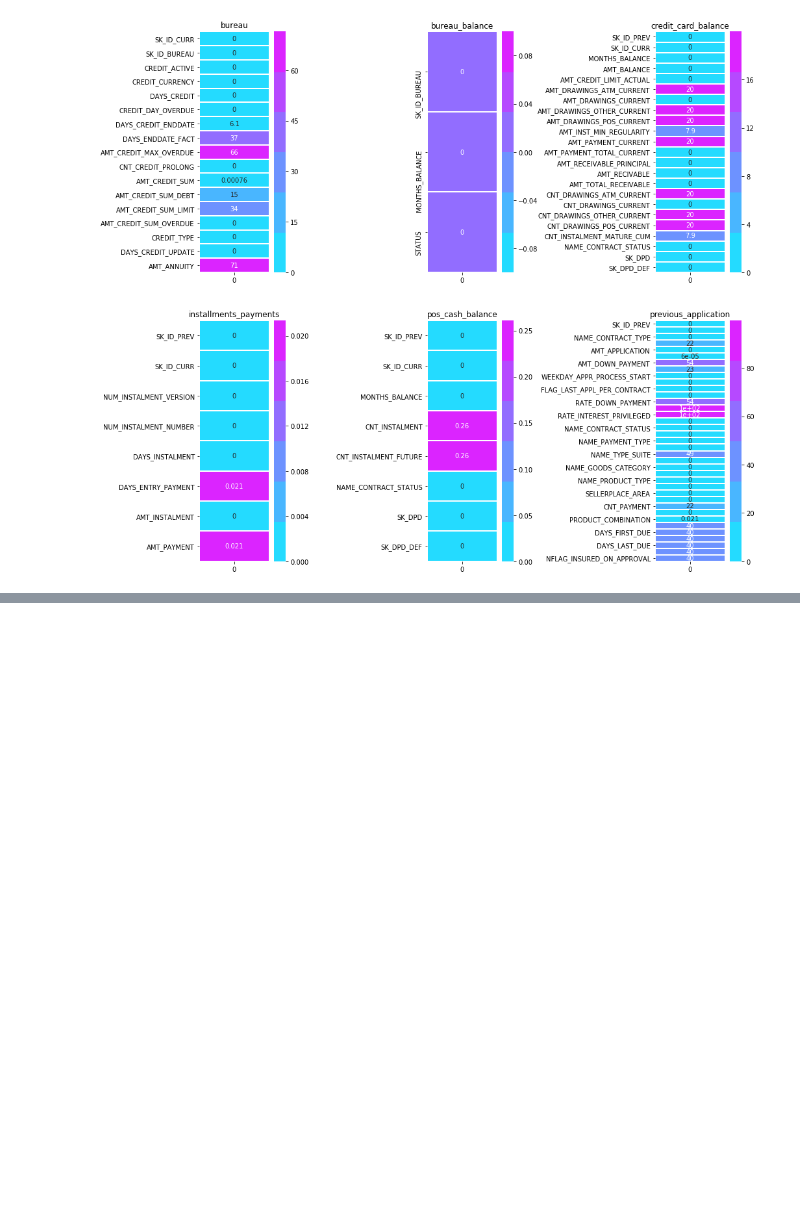
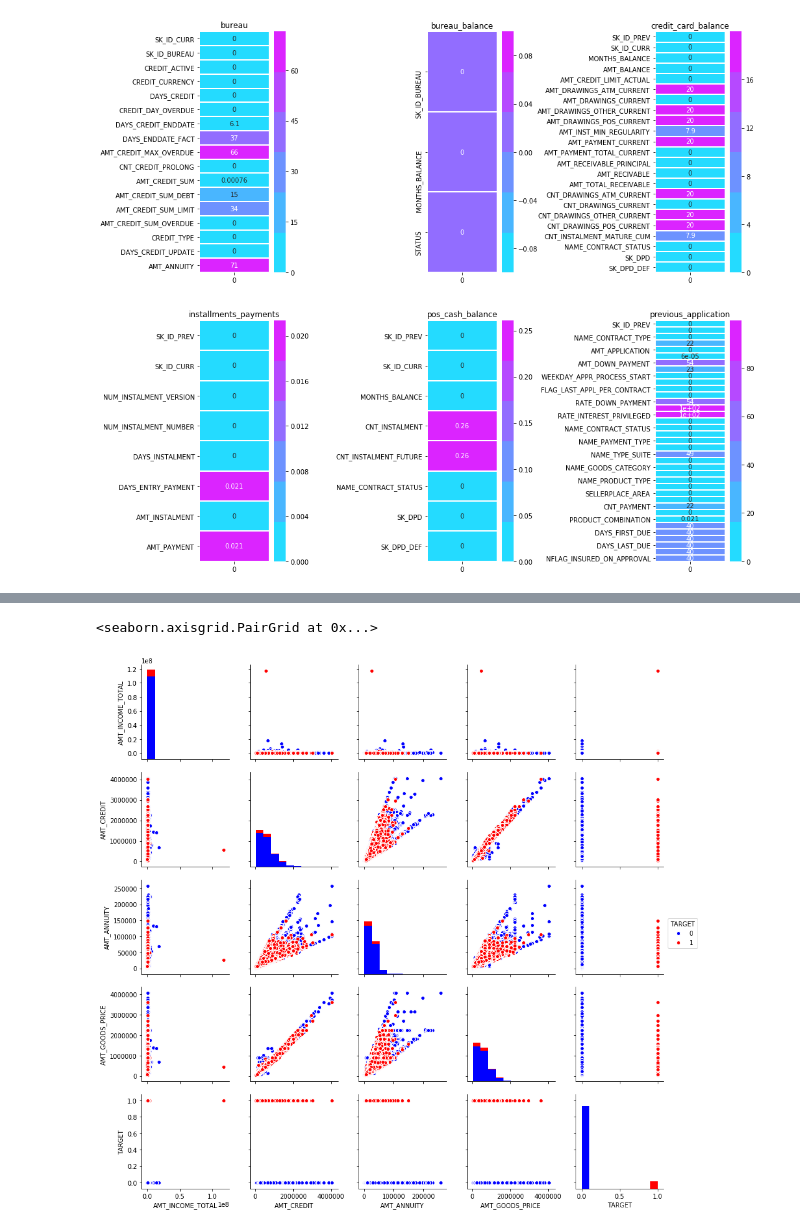
Before and after one commit to vlassarev/home-credit-default-risk, a Jupyter notebook: hcdr.ipynb, the cells around one changed output, grey strips where cells are left out. Drawn from its saved outputs; the diff is of its cells as text; code cells hidden in the pictures; blank space fills up the shorter version.

```diff
--- a/hcdr.ipynb
+++ b/hcdr.ipynb
@@ -173,0 +297,7 @@ plt.subplots_adjust(wspace = 1.6)
+# %%
+amt = application_train[["AMT_INCOME_TOTAL", "AMT_CREDIT", "AMT_ANNUITY", "AMT_GOODS_PRICE", "TARGET"]]
+amt = amt[(amt["AMT_GOODS_PRICE"].notnull()) & (amt["AMT_ANNUITY"].notnull())]
+sns.pairplot(amt, hue="TARGET", palette=["b", "r"])
+# %% [output]
+<seaborn.axisgrid.PairGrid at 0x...>
+[figure, added]
```
Also changed, not shown: parts of 25 cells of this notebook.
